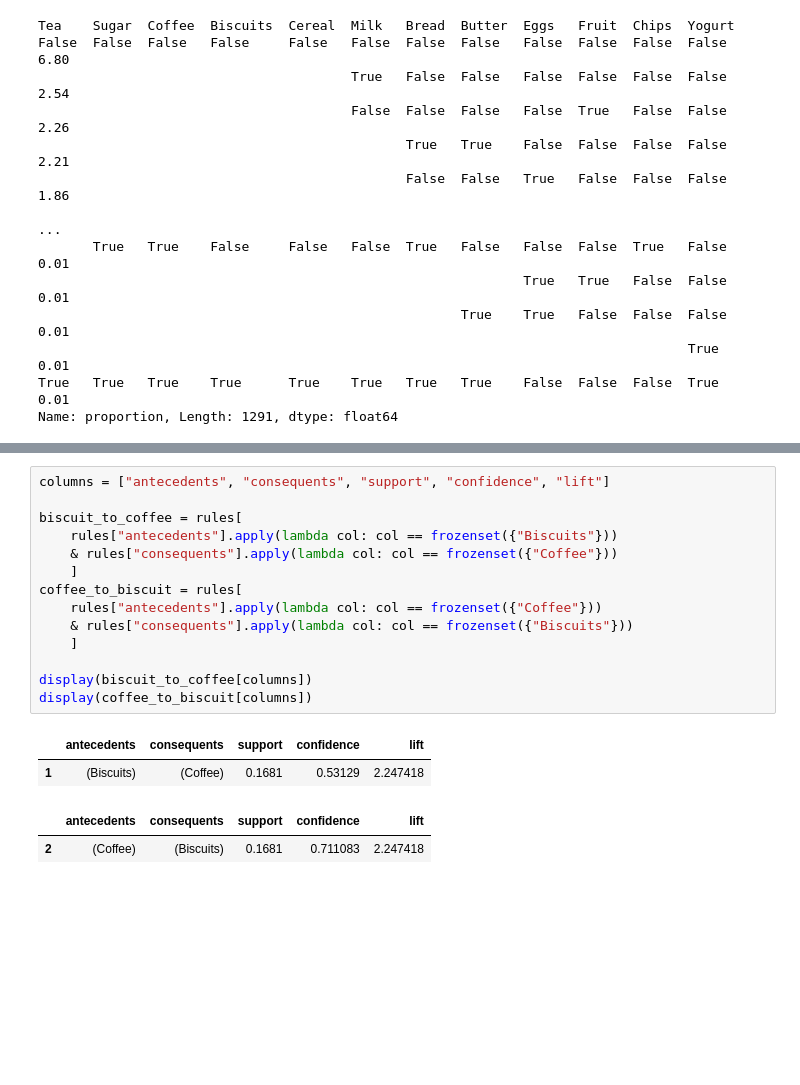
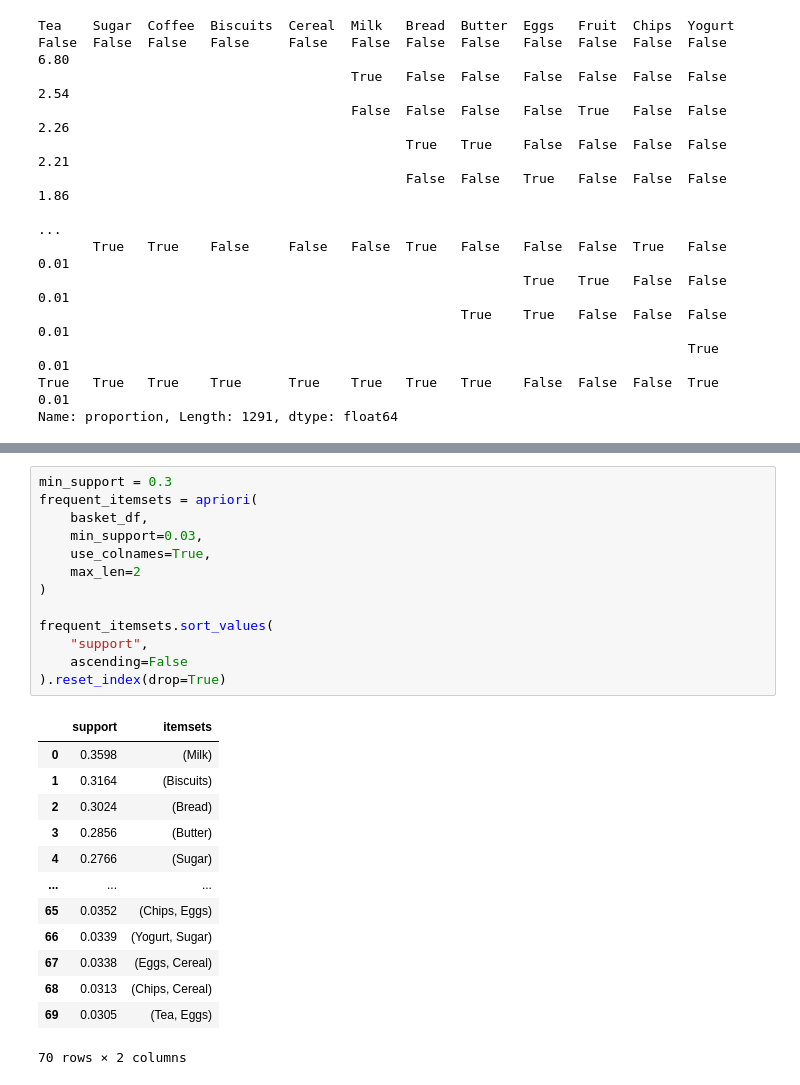
Before and after one commit to YashInLogN/CFO, a Jupyter notebook: notebooks/association_rule_mining.ipynb, the cells around one changed output, grey strips where cells are left out. Cells and saved outputs as stored; diff of their text form; blank space fills up the shorter version.

```diff
--- a/notebooks/association_rule_mining.ipynb
+++ b/notebooks/association_rule_mining.ipynb
@@ -211,19 +157,27 @@ rules[
-# %%
-columns = ["antecedents", "consequents", "support", "confidence", "lift"]
-
-biscuit_to_coffee = rules[
-    rules["antecedents"].apply(lambda col: col == frozenset({"Biscuits"}))
-    & rules["consequents"].apply(lambda col: col == frozenset({"Coffee"}))
-    ]
-coffee_to_biscuit = rules[
-    rules["antecedents"].apply(lambda col: col == frozenset({"Coffee"}))
-    & rules["consequents"].apply(lambda col: col == frozenset({"Biscuits"}))
-    ]
-
-display(biscuit_to_coffee[columns])
-display(coffee_to_biscuit[columns])
-# %% [output]
-|  | antecedents | consequents | support | confidence | lift |
-| 1 | (Biscuits) | (Coffee) | 0.1681 | 0.53129 | 2.247418 |
-|  | antecedents | consequents | support | confidence | lift |
-| 2 | (Coffee) | (Biscuits) | 0.1681 | 0.711083 | 2.247418 |
+# %%
+min_support = 0.3
+frequent_itemsets = apriori(
+    basket_df,
+    min_support=0.03,
+    use_colnames=True,
+    max_len=2
+)
+
+frequent_itemsets.sort_values(
+    "support",
+    ascending=False
+).reset_index(drop=True)
+# %% [output]
+|  | support | itemsets |
+| 0 | 0.3598 | (Milk) |
+| 1 | 0.3164 | (Biscuits) |
+| 2 | 0.3024 | (Bread) |
+| 3 | 0.2856 | (Butter) |
+| 4 | 0.2766 | (Sugar) |
+| ... | ... | ... |
+| 65 | 0.0352 | (Chips, Eggs) |
+| 66 | 0.0339 | (Yogurt, Sugar) |
+| 67 | 0.0338 | (Eggs, Cereal) |
+| 68 | 0.0313 | (Chips, Cereal) |
+| 69 | 0.0305 | (Tea, Eggs) |
+70 rows × 2 columns
```
Also changed, not shown: parts of 11 cells of this notebook.
